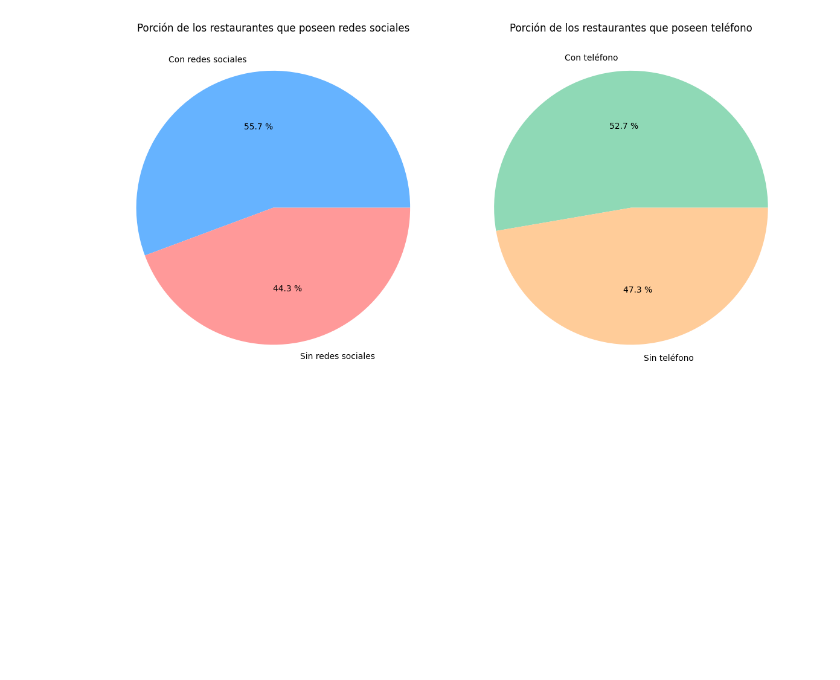
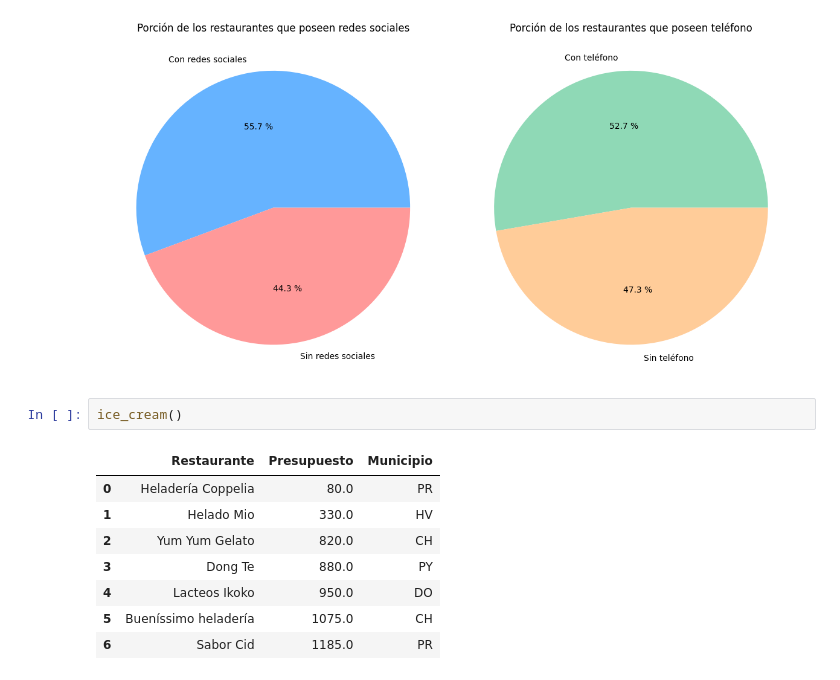
Before and after one commit to Datadrummer-jr/Food-Data, a Jupyter notebook: Project Code/restaurant project.ipynb, the cells around one changed output. Drawn from its saved outputs; the diff is of its cells as text; blank space fills up the shorter version.

```diff
--- a/Project Code/restaurant project.ipynb
+++ b/Project Code/restaurant project.ipynb
@@ -166,3 +255,14 @@ df_calamares
 comunications()
 # %% [output]
 [figure]
+# %%
+ice_cream()
+# %% [output]
+|  | Restaurante | Presupuesto | Municipio |
+| 0 | Heladería Coppelia | 80.0 | PR |
+| 1 | Helado Mio | 330.0 | HV |
+| 2 | Yum Yum Gelato | 820.0 | CH |
+| 3 | Dong Te | 880.0 | PY |
+| 4 | Lacteos Ikoko | 950.0 | DO |
+| 5 | Bueníssimo heladería | 1075.0 | CH |
+| 6 | Sabor Cid | 1185.0 | PR |
```
Also changed, not shown: parts of 12 cells of this notebook, 1 other file.
